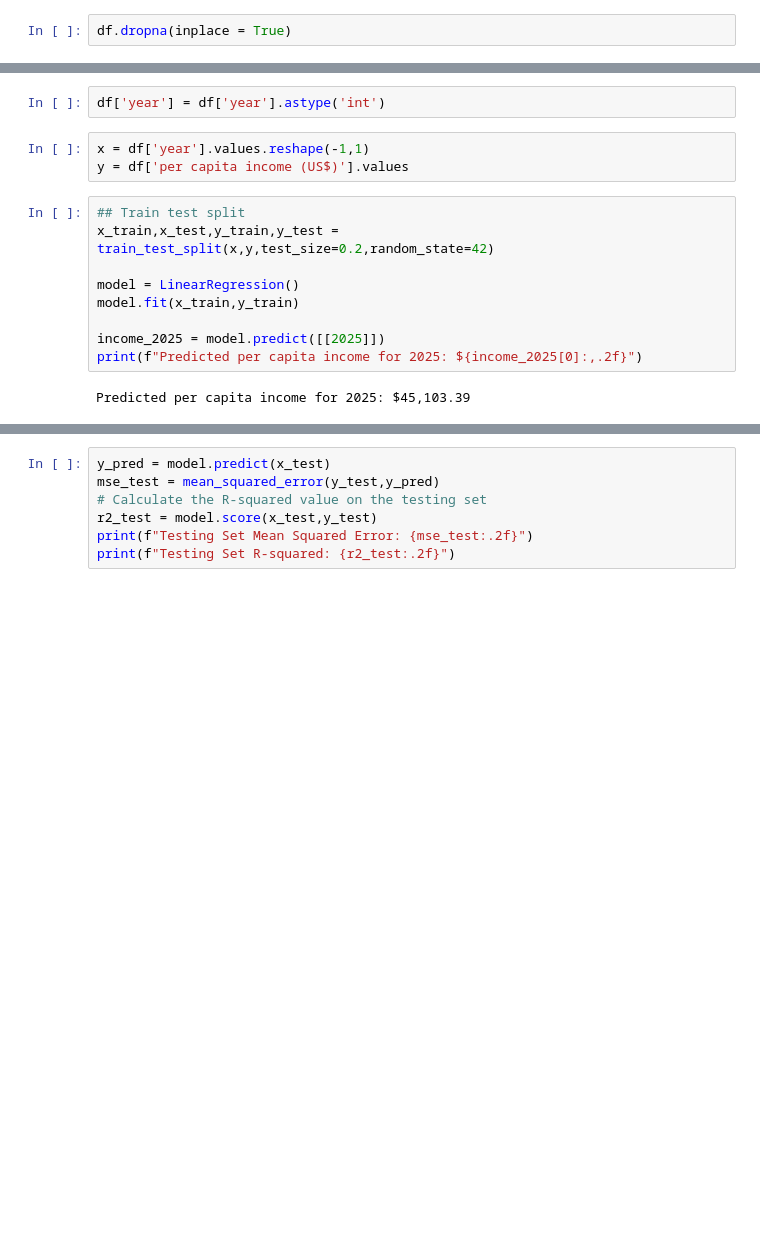
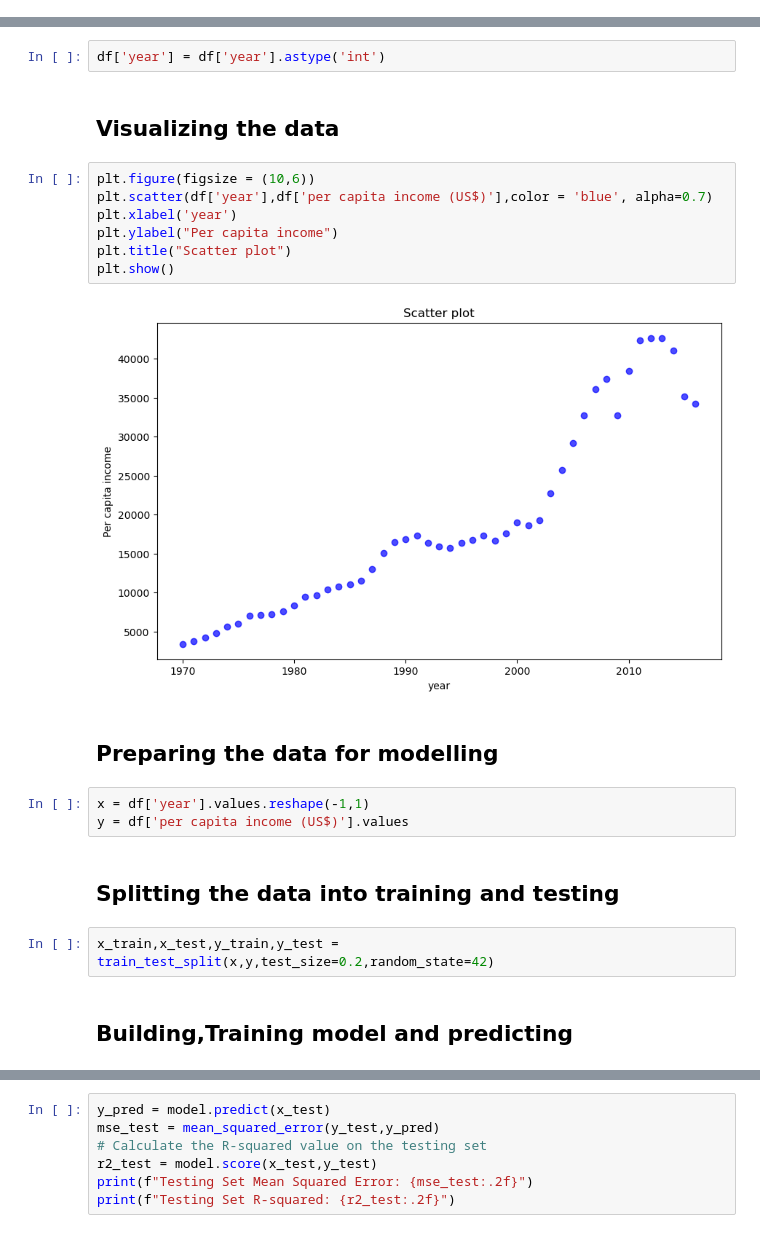
Before and after one commit to kindo-tk/VIT_winter_sem, a Jupyter notebook: Regression_analysis_predictive_models_lab/10_jan/10_jan_regression_lab.ipynb, the cells around one changed output, grey strips where cells are left out. Cells and saved outputs as stored; diff of their text form; blank space fills up the shorter version.

```diff
--- a/Regression_analysis_predictive_models_lab/10_jan/10_jan_regression_lab.ipynb
+++ b/Regression_analysis_predictive_models_lab/10_jan/10_jan_regression_lab.ipynb
@@ -36,2 +39,0 @@ df
-# %%
-df.dropna(inplace = True)
@@ -70,16 +52,24 @@ memory usage: 1.1 KB
 # %%
 df['year'] = df['year'].astype('int')
+# %% [markdown]
+## Visualizing the data
+# %%
+plt.figure(figsize = (10,6))
+plt.scatter(df['year'],df['per capita income (US$)'],color = 'blue', alpha=0.7)
+plt.xlabel('year')
+plt.ylabel("Per capita income")
+plt.title("Scatter plot")
+plt.show()
+# %% [output]
+[figure, added]
+# %% [markdown]
+## Preparing the data for modelling
 # %%
 x = df['year'].values.reshape(-1,1)
 y = df['per capita income (US$)'].values
+# %% [markdown]
+## Splitting the data into training and testing
 # %%
-## Train test split
 x_train,x_test,y_train,y_test = train_test_split(x,y,test_size=0.2,random_state=42)
-
-model = LinearRegression()
-model.fit(x_train,y_train)
-
-income_2025 = model.predict([[2025]])
-print(f"Predicted per capita income for 2025: ${income_2025[0]:,.2f}")
-# %% [output]
-Predicted per capita income for 2025: $45,103.39
+# %% [markdown]
+## Building,Training model and predicting
```
Also changed, not shown: parts of 8 cells of this notebook.
